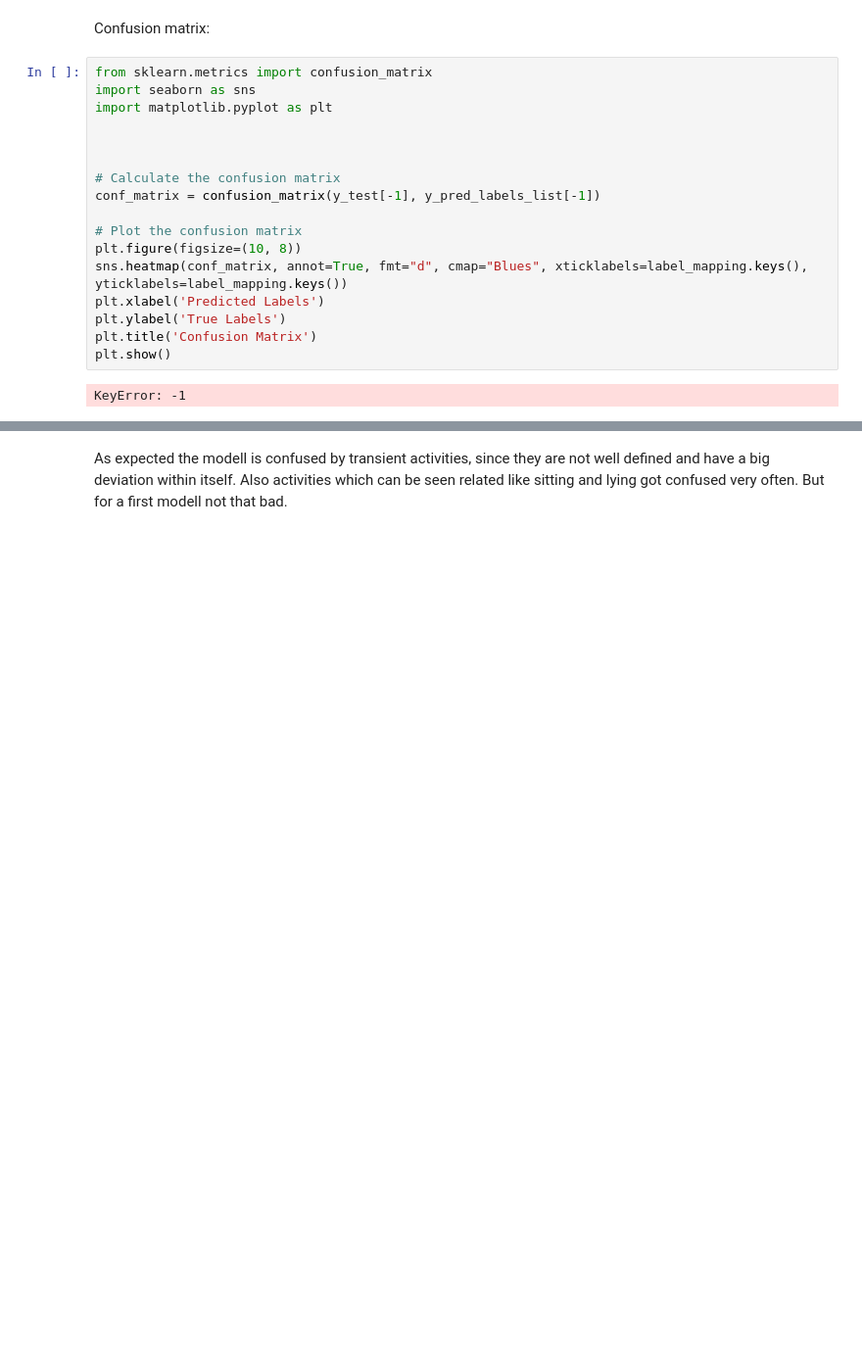
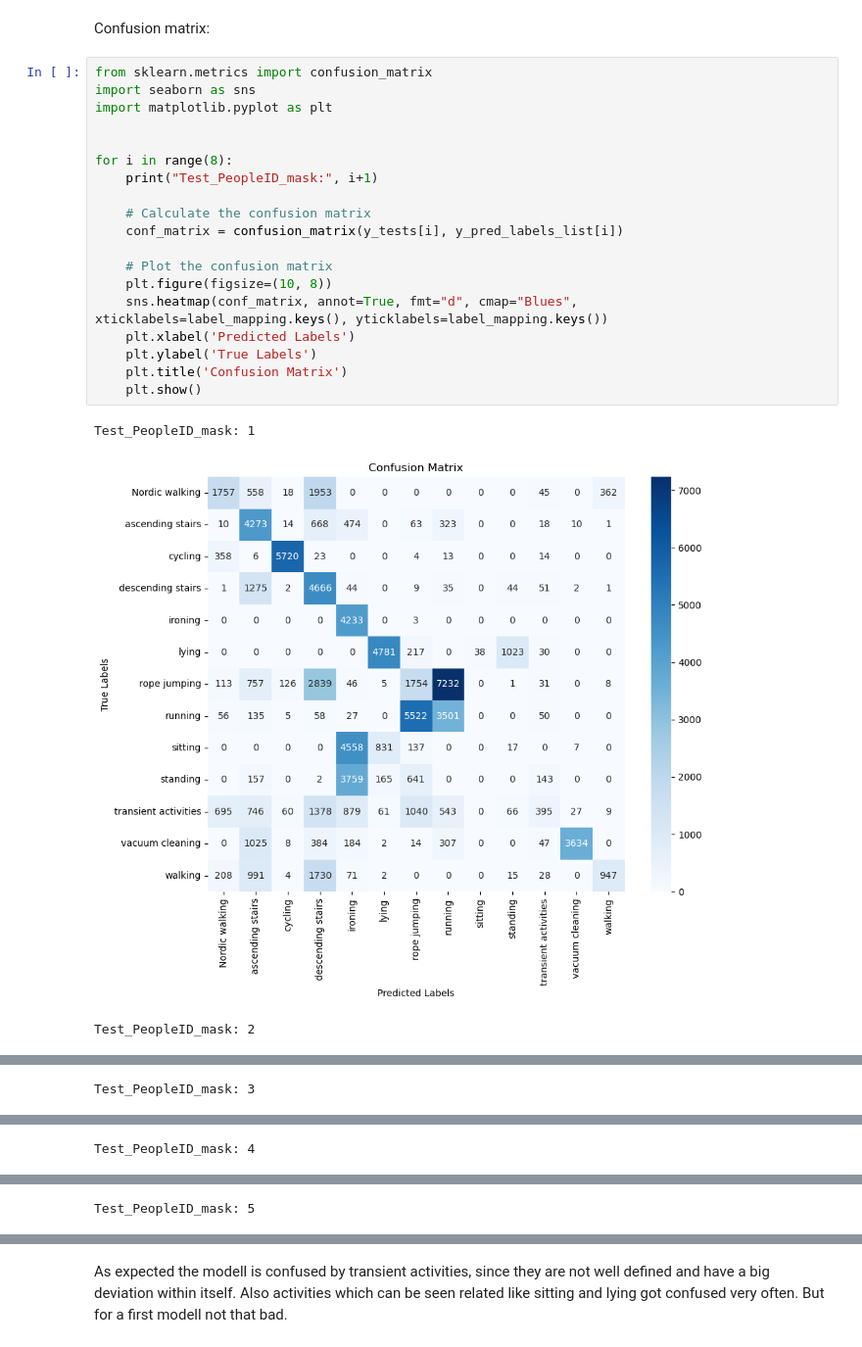
Before and after one commit to Tomson909/PhysicalActivity, a Jupyter notebook: 2_BaselineModel/baseline_model_linear_modell.ipynb, the cells around one changed output, grey strips where cells are left out. Shown at 98% size. Saved outputs shown, nothing was run; the diff lists cells and outputs as text; blank space fills up the shorter version.

```diff
--- a/2_BaselineModel/baseline_model_linear_modell.ipynb
+++ b/2_BaselineModel/baseline_model_linear_modell.ipynb
@@ -150,19 +209,23 @@ Confusion matrix:
 # %%
 from sklearn.metrics import confusion_matrix
 import seaborn as sns
 import matplotlib.pyplot as plt
 
 
+for i in range(8):
+    print("Test_PeopleID_mask:", i+1)
 
-# Calculate the confusion matrix
-conf_matrix = confusion_matrix(y_test[-1], y_pred_labels_list[-1])
+    # Calculate the confusion matrix
+    conf_matrix = confusion_matrix(y_tests[i], y_pred_labels_list[i])
 
-# Plot the confusion matrix
-plt.figure(figsize=(10, 8))
-sns.heatmap(conf_matrix, annot=True, fmt="d", cmap="Blues", xticklabels=label_mapping.keys(), yticklabels=label_mapping.keys())
-plt.xlabel('Predicted Labels')
-plt.ylabel('True Labels')
-plt.title('Confusion Matrix')
-plt.show()
+    # Plot the confusion matrix
+    plt.figure(figsize=(10, 8))
+    sns.heatmap(conf_matrix, annot=True, fmt="d", cmap="Blues", xticklabels=label_mapping.keys(), yticklabels=label_mapping.keys())
+    plt.xlabel('Predicted Labels')
+    plt.ylabel('True Labels')
+    plt.title('Confusion Matrix')
+    plt.show()
 # %% [output]
-KeyError: -1
+Test_PeopleID_mask: 1
+[figure, added]
+Test_PeopleID_mask: 2
@@ -168,0 +233 @@ KeyError: -1
+Test_PeopleID_mask: 3
@@ -168,0 +235 @@ KeyError: -1
+Test_PeopleID_mask: 4
@@ -168,0 +237 @@ KeyError: -1
+Test_PeopleID_mask: 5
```
Also changed, not shown: parts of 5 cells of this notebook, 12 other files.
